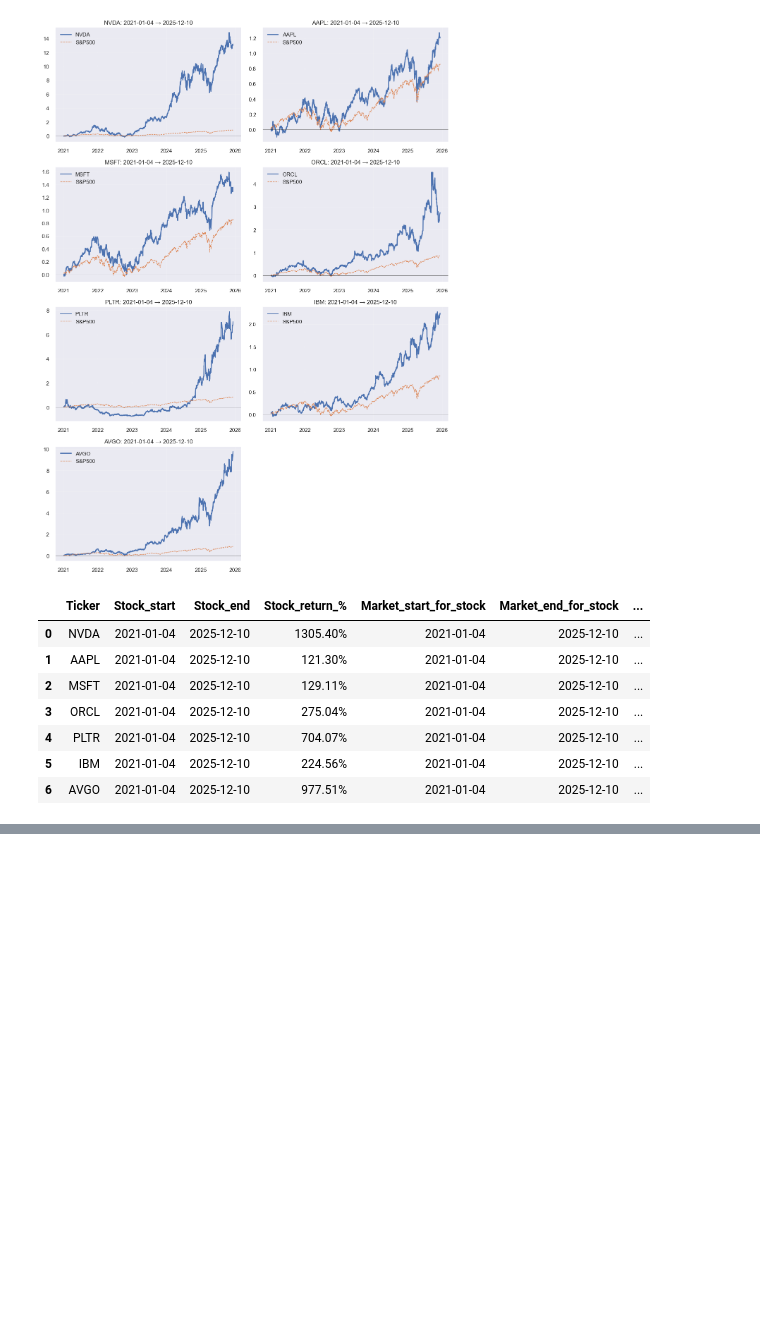
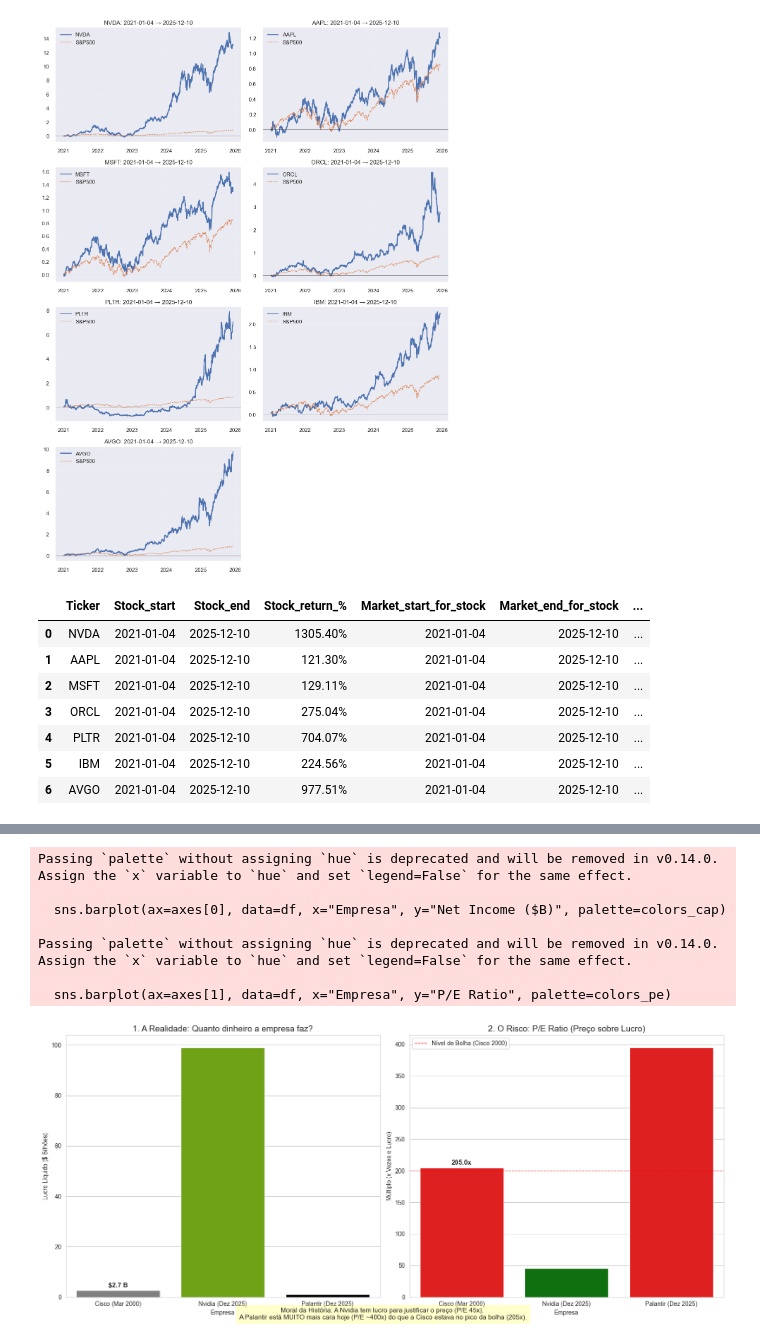
Before and after one commit to GuilhermeMP-prog/Dev.ensinaG4, a Jupyter notebook: main.ipynb, the cells around one changed output, grey strips where cells are left out. Cells and saved outputs as stored; diff of their text form; code cells hidden in the pictures; blank space fills up the shorter version.

```diff
--- a/main.ipynb
+++ b/main.ipynb
@@ -593,0 +933,72 @@ display(res_df[["Ticker","Stock_start","Stock_end","Stock_return_%","Market_star
+# %%
+import matplotlib.pyplot as plt
+import seaborn as sns
+import pandas as pd
+
+# Dados Históricos e Atuais
+# Fontes: Relatórios Anuais da Cisco (2000) e Dados de Mercado Atuais (2025)
+data = [
+    {
+        "Empresa": "Cisco (Mar 2000)",
+        "Cenário": "Bolha .com",
+        "Market Cap ($B)": 555,   # Valor de Mercado no pico
+        "Net Income ($B)": 2.7,   # Lucro Líquido Anual na época
+        "P/E Ratio": 205.0        # Preço/Lucro no pico (>200x)
+    },
+    {
+        "Empresa": "Nvidia (Dez 2025)",
+        "Cenário": "AI Boom",
+        "Market Cap ($B)": 4500,  # ~$4.5 Trilhões
+        "Net Income ($B)": 99.0,  # Lucro TTM Estimado
+        "P/E Ratio": 45.5         # Múltiplo atual (~45x)
+    },
+    {
+        "Empresa": "Palantir (Dez 2025)",
+        "Cenário": "AI Boom",
+        "Market Cap ($B)": 432,   # ~$430 Bilhões
+        "Net Income ($B)": 1.1,   # Lucro TTM (Otimista ~$1B)
+        "P/E Ratio": 395.0        # Múltiplo atual (~400x)
+    }
+]
+
+df = pd.DataFrame(data)
+
+# Configuração Visual: Criando 2 gráficos lado a lado
+fig, axes = plt.subplots(1, 2, figsize=(16, 7))
+sns.set_style("whitegrid")
+
+# Cores para destacar perigo
+colors_pe = ["red" if x > 100 else "green" for x in df["P/E Ratio"]]
+colors_cap = {"Cisco (Mar 2000)": "gray", "Nvidia (Dez 2025)": "#76b900", "Palantir (Dez 2025)": "black"}
+
+# GRÁFICO 1: A Realidade (Lucro Líquido)
+sns.barplot(ax=axes[0], data=df, x="Empresa", y="Net Income ($B)", palette=colors_cap)
+axes[0].set_title("1. A Realidade: Quanto dinheiro a empresa faz?", fontsize=14)
+axes[0].set_ylabel("Lucro Líquido ($ Bilhões)")
+axes[0].bar_label(axes[0].containers[0], fmt='$%.1f B', padding=3, fontweight='bold', fontsize=11)
+
+# GRÁFICO 2: A Expectativa (P/E Ratio)
+sns.barplot(ax=axes[1], data=df, x="Empresa", y="P/E Ratio", palette=colors_pe)
+axes[1].set_title("2. O Risco: P/E Ratio (Preço sobre Lucro)", fontsize=14)
+axes[1].set_ylabel("Múltiplo (x Vezes o Lucro)")
+axes[1].axhline(200, color='red', linestyle='--', linewidth=1, label="Nível de Bolha (Cisco 2000)")
+axes[1].legend()
+axes[1].bar_label(axes[1].containers[0], fmt='%.1fx', padding=3, fontweight='bold', fontsize=11)
+
+# Texto explicativo abaixo
+plt.figtext(0.5, 0.01,
+            "Moral da História: A Nvidia tem lucro para justificar o preço (P/E 45x). \n"
+            "A Palantir está MUITO mais cara hoje (P/E ~400x) do que a Cisco estava no pico da bolha (205x).",
+            ha="center", fontsize=11, bbox={"facecolor":"yellow", "alpha":0.2, "pad":5})
+
+plt.tight_layout()
+plt.show()
+# %% [output]
+Passing `palette` without assigning `hue` is deprecated and will be removed in v0.14.0. Assign the `x` variable to `hue` and set `legend=False` for the same effect.
+
+  sns.barplot(ax=axes[0], data=df, x="Empresa", y="Net Income ($B)", palette=colors_cap)
+
+Passing `palette` without assigning `hue` is deprecated and will be removed in v0.14.0. Assign the `x` variable to `hue` and set `legend=False` for the same effect.
+
+  sns.barplot(ax=axes[1], data=df, x="Empresa", y="P/E Ratio", palette=colors_pe)
+[figure, added]
```
Also changed, not shown: parts of 4 cells of this notebook.
